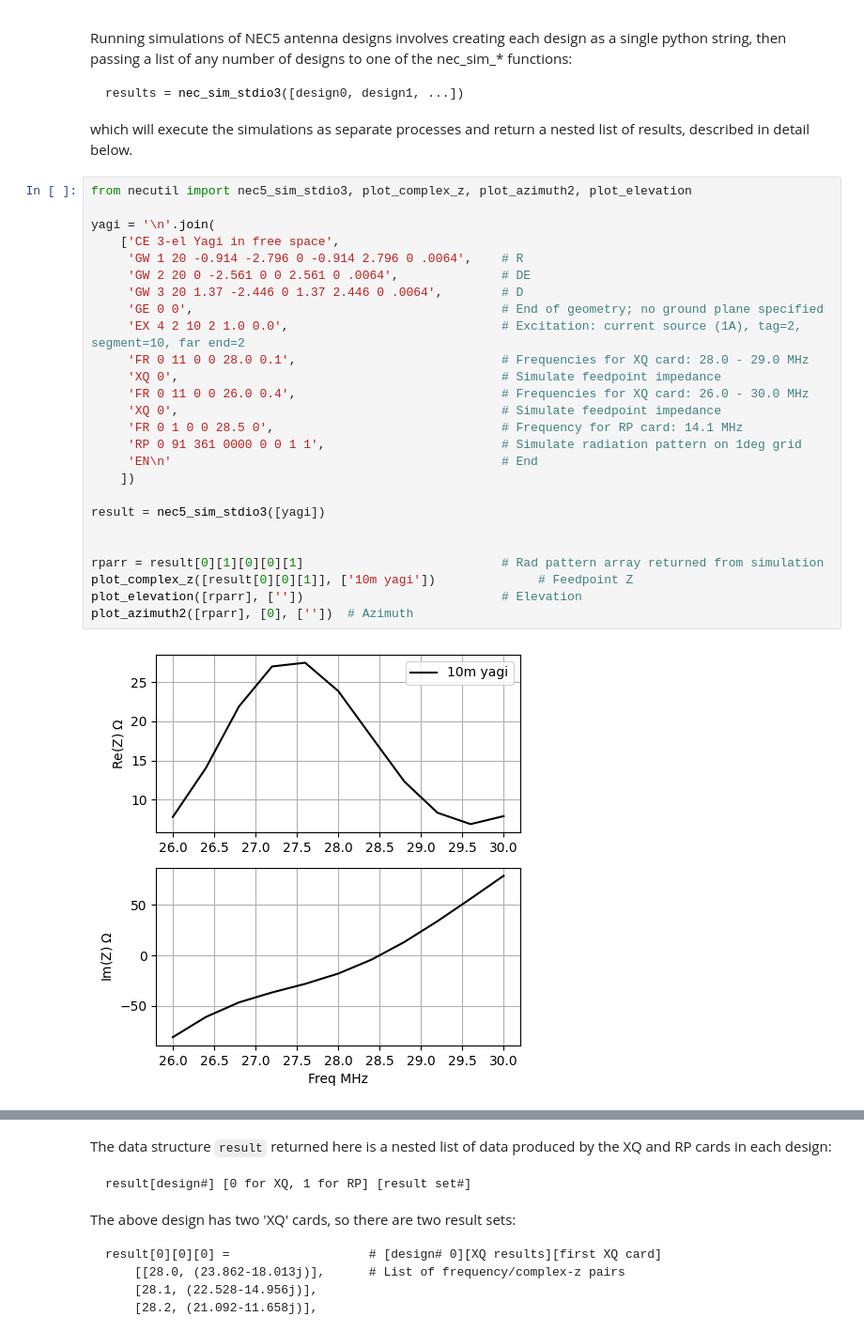
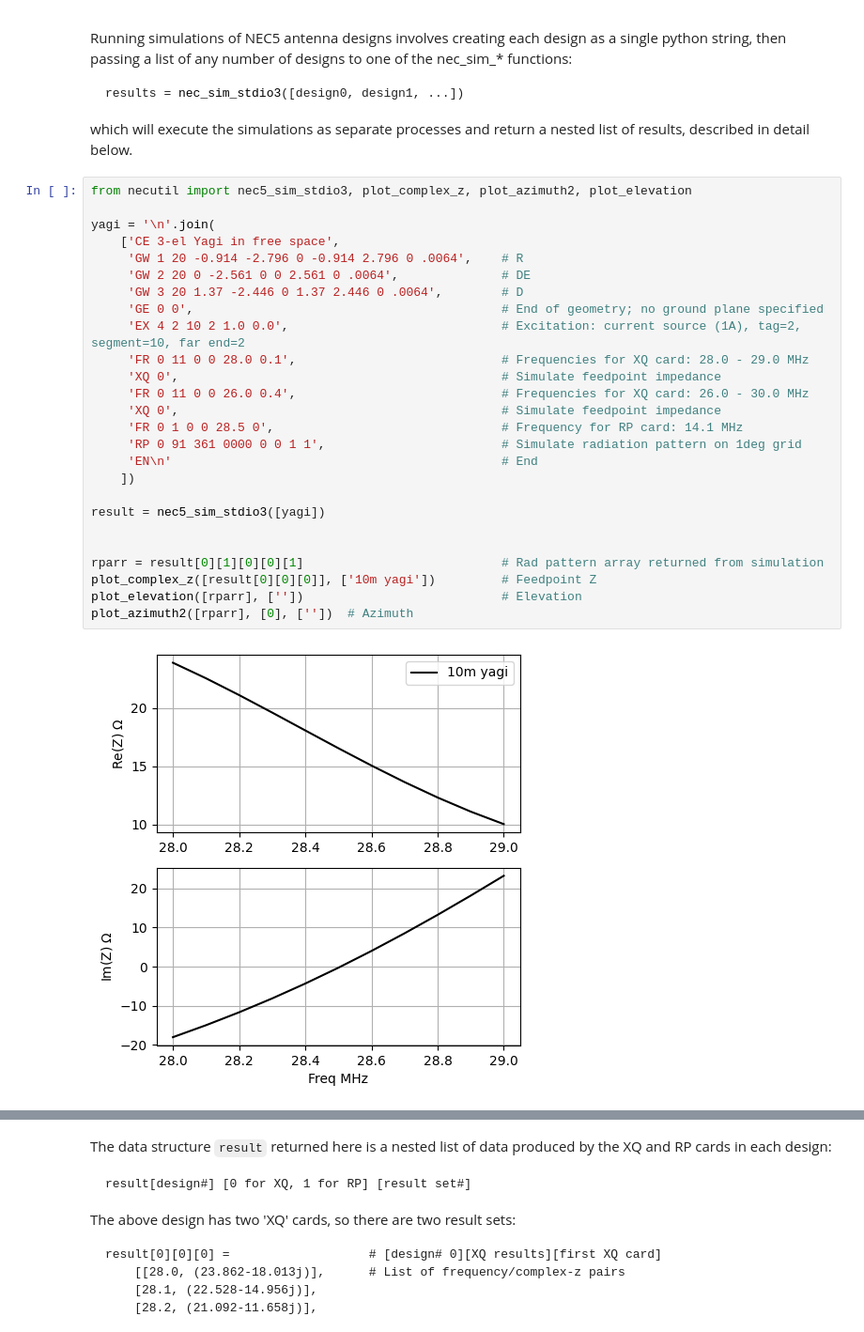
Before and after one commit to flatos/nec5toolkit, a Jupyter notebook: Basics/020_Understanding_Response_Format.ipynb, the cells around one changed output, grey strips where cells are left out. Shown: that part at 94% size. Cells and saved outputs as stored; diff of their text form.

```diff
--- a/Basics/020_Understanding_Response_Format.ipynb
+++ b/Basics/020_Understanding_Response_Format.ipynb
@@ -24,31 +24,31 @@ which will execute the simulations as separate processes and return a nested lis
 # %%
 from necutil import nec5_sim_stdio3, plot_complex_z, plot_azimuth2, plot_elevation
 
 yagi = '\n'.join(
     ['CE 3-el Yagi in free space',
      'GW 1 20 -0.914 -2.796 0 -0.914 2.796 0 .0064',    # R
      'GW 2 20 0 -2.561 0 0 2.561 0 .0064',              # DE
      'GW 3 20 1.37 -2.446 0 1.37 2.446 0 .0064',        # D
      'GE 0 0',                                          # End of geometry; no ground plane specified
      'EX 4 2 10 2 1.0 0.0',                             # Excitation: current source (1A), tag=2, segment=10, far end=2
      'FR 0 11 0 0 28.0 0.1',                            # Frequencies for XQ card: 28.0 - 29.0 MHz
      'XQ 0',                                            # Simulate feedpoint impedance
      'FR 0 11 0 0 26.0 0.4',                            # Frequencies for XQ card: 26.0 - 30.0 MHz
      'XQ 0',                                            # Simulate feedpoint impedance
      'FR 0 1 0 0 28.5 0',                               # Frequency for RP card: 14.1 MHz
      'RP 0 91 361 0000 0 0 1 1',                        # Simulate radiation pattern on 1deg grid
      'EN\n'                                             # End
     ])
 
 result = nec5_sim_stdio3([yagi])
 
 
 rparr = result[0][1][0][0][1]                           # Rad pattern array returned from simulation
-plot_complex_z([result[0][0][1]], ['10m yagi'])              # Feedpoint Z
+plot_complex_z([result[0][0][0]], ['10m yagi'])         # Feedpoint Z
 plot_elevation([rparr], [''])                           # Elevation
 plot_azimuth2([rparr], [0], [''])  # Azimuth
 # %% [output]
-[figure, old version]
+[figure, new version]
 [figure]
 [figure]
 # %% [markdown]
```
